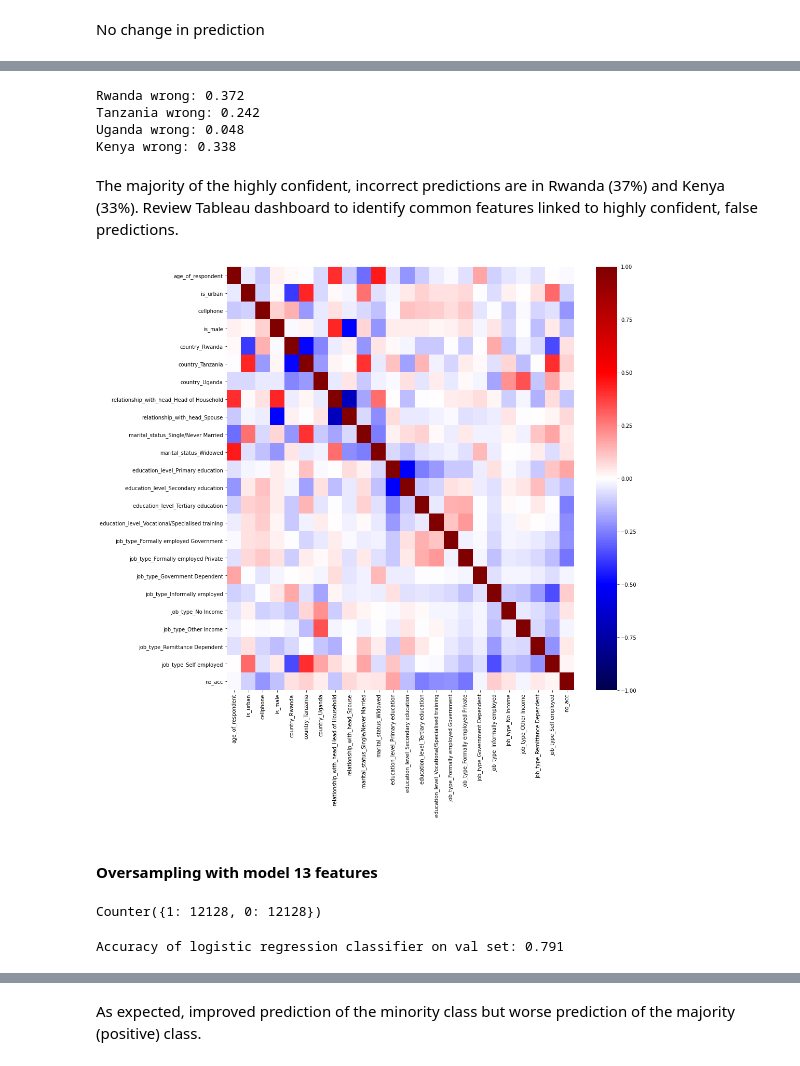
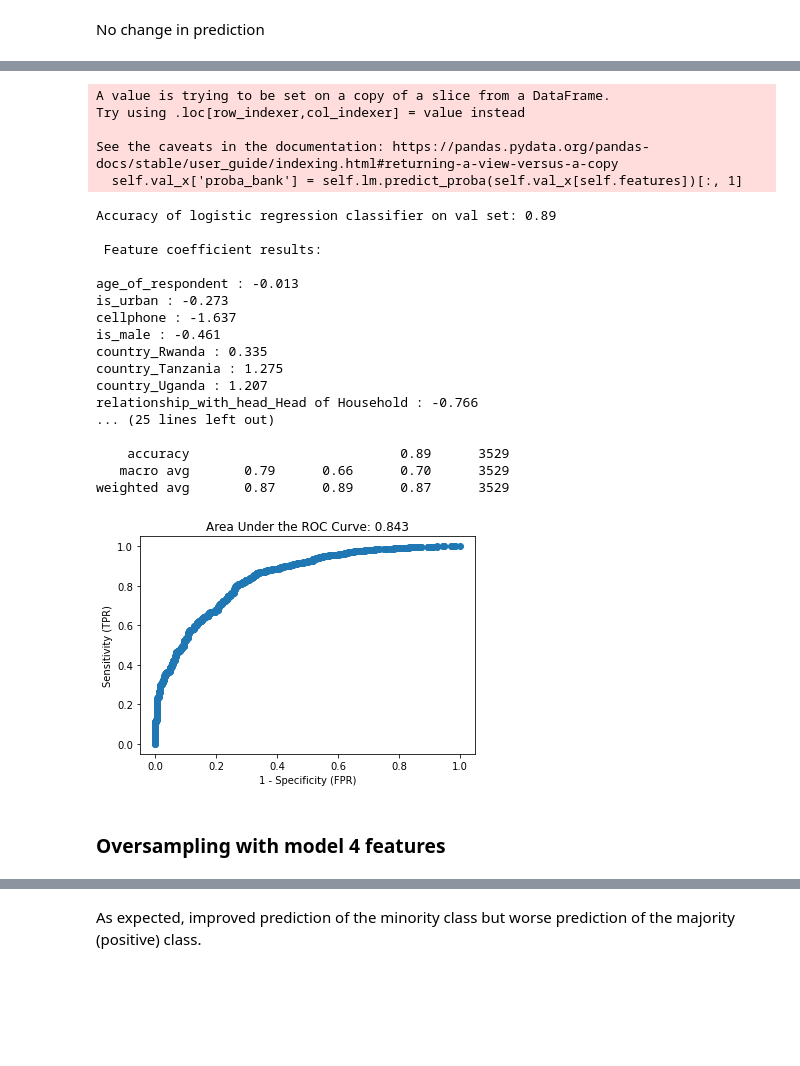
Before and after one commit to tawney-kirkland/03-mcnulty, a Jupyter notebook: 01-notebooks/data-processing_logreg-MAIN-FINAL.ipynb, the cells around one changed output, grey strips where cells are left out. Saved outputs shown, nothing was run; the diff lists cells and outputs as text; code cells hidden in the pictures; blank space fills up the shorter version.

```diff
--- a/01-notebooks/data-processing_logreg-MAIN-FINAL.ipynb
+++ b/01-notebooks/data-processing_logreg-MAIN-FINAL.ipynb
@@ -494,9 +450,5 @@ plot_roc(df_val_10['no_acc'], df_val_10['proba_bank'],fpr10,tpr10)
 # %%
-x_train_13 = x_train_10.drop(columns=['household_size'])
-
-df_val_13 = df_val_10.drop(columns=['household_size'])
-
-features13 = ['age_of_respondent','is_urban', 'cellphone',
+features4 = ['age_of_respondent','is_urban', 'cellphone',
        'is_male', 'country_Rwanda', 'country_Tanzania', 'country_Uganda',
        'relationship_with_head_Head of Household',
        'relationship_with_head_Spouse',
@@ -577,23 +464,42 @@ plot_roc(df_val_13['no_acc'], df_val_13['proba_bank'],fpr13,tpr13)
-# %%
-rw_wrong = len(df_check[df_check['country_Rwanda']==1]) / len(df_check)
-tz_wrong = len(df_check[df_check['country_Tanzania']==1]) / len(df_check)
-ug_wrong = len(df_check[df_check['country_Uganda']==1]) / len(df_check)
-ke_wrong = 1 - rw_wrong - tz_wrong - ug_wrong
-print("Rwanda wrong: {:0.3f} \nTanzania wrong: {:0.3f} \nUganda wrong: {:0.3f} \nKenya wrong: {:0.3f}".format(rw_wrong,tz_wrong,ug_wrong,ke_wrong))
-# %% [output]
-Rwanda wrong: 0.372
-Tanzania wrong: 0.242
-Uganda wrong: 0.048
-Kenya wrong: 0.338
-# %% [markdown]
-The majority of the highly confident, incorrect predictions are in Rwanda (37%) and Kenya (33%). Review Tableau dashboard to identify common features linked to highly confident, false predictions.
-# %%
-fig, ax = plt.subplots(figsize=(15, 15))
-sns.heatmap(x_train_13.corr(), cmap="seismic", vmin=-1, vmax=1, ax=ax);
-# %% [output]
-[figure, removed]
+# %%
+subset4 = LogReg(train_x=x_train[features4],train_y=y_train,features=features4,val_x=x_val[features4],val_y=y_val,
+                 dropped=['relationship_with_head_Other relative','relationship_with_head_Parent','marital_status_Married/Living together','household_size'])
+
+subset4.fit_pred()
+
+subset4.get_coefs()
+
+df_val['preds'] = subset4.get_preds()
+
+subset4.conf_matrix()
+
+subset4.roc()
+# %% [output]
+A value is trying to be set on a copy of a slice from a DataFrame.
+Try using .loc[row_indexer,col_indexer] = value instead
+
+See the caveats in the documentation: https://pandas.pydata.org/pandas-docs/stable/user_guide/indexing.html#returning-a-view-versus-a-copy
+  self.val_x['proba_bank'] = self.lm.predict_proba(self.val_x[self.features])[:, 1]
+Accuracy of logistic regression classifier on val set: 0.89
+
+ Feature coefficient results:
+
+age_of_respondent : -0.013
+is_urban : -0.273
+cellphone : -1.637
+is_male : -0.461
+country_Rwanda : 0.335
+country_Tanzania : 1.275
+country_Uganda : 1.207
+relationship_with_head_Head of Household : -0.766
+... (25 lines left out)
+
+    accuracy                           0.89      3529
+   macro avg       0.79      0.66      0.70      3529
+weighted avg       0.87      0.89      0.87      3529
+[figure, added]
 # %% [markdown]
-#### Oversampling with model 13 features
+### Oversampling with model 4 features
 # %%
 from imblearn.over_sampling import RandomOverSampler
 ros = RandomOverSampler(random_state=0)
@@ -601,14 +506,0 @@ X_resampled, y_resampled = ros.fit_sample(x_train_13[features13], x_train_13['no
-# %%
-from collections import Counter
-Counter(y_resampled)
-# %% [output]
-Counter({1: 12128, 0: 12128})
-# %%
-lm_15 = LogisticRegression(C=1,penalty='l1',solver='liblinear')
-lm_15.fit(X_resampled[features13], y_resampled)
-
-preds15 = lm_15.predict(df_val_13[features13])
-print('Accuracy of logistic regression classifier on val set: {:.3f}'.format(lm_15.score(
-    df_val_13[features13], df_val_13['no_acc'])))
-# %% [output]
-Accuracy of logistic regression classifier on val set: 0.791
```
Also changed, not shown: parts of 118 cells of this notebook.
